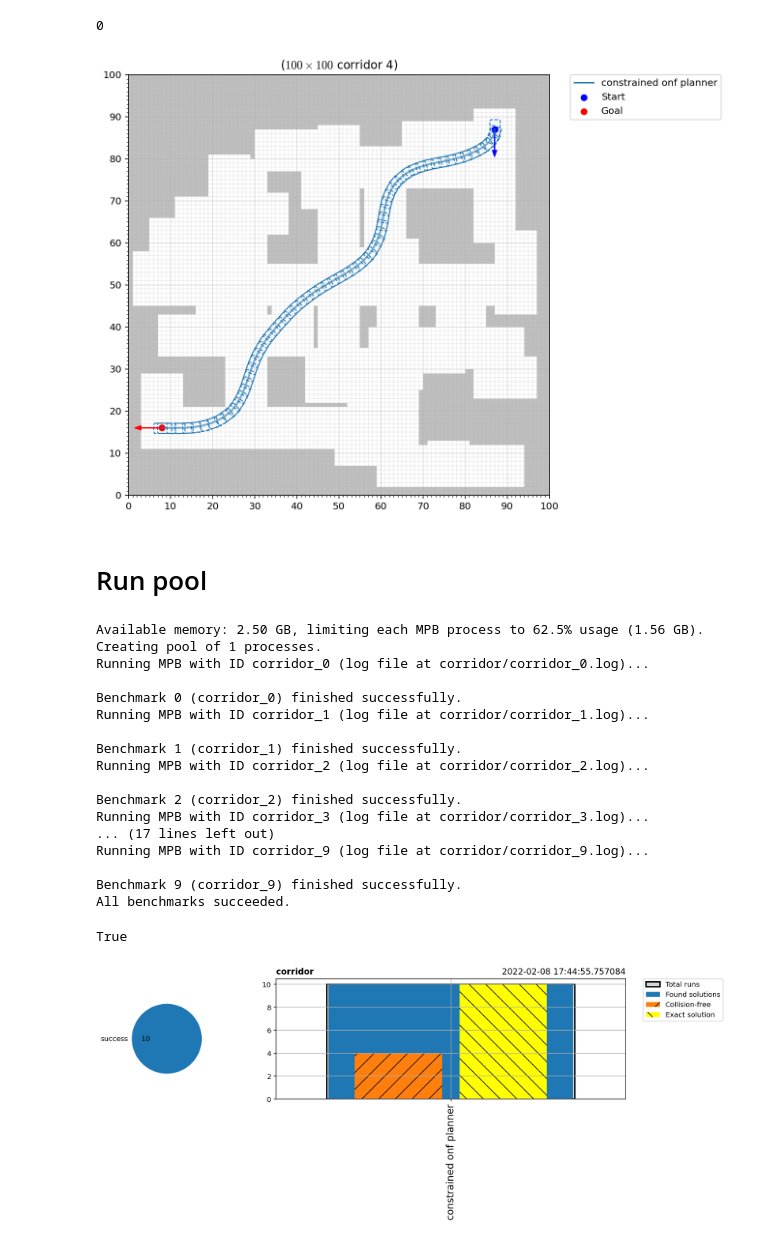
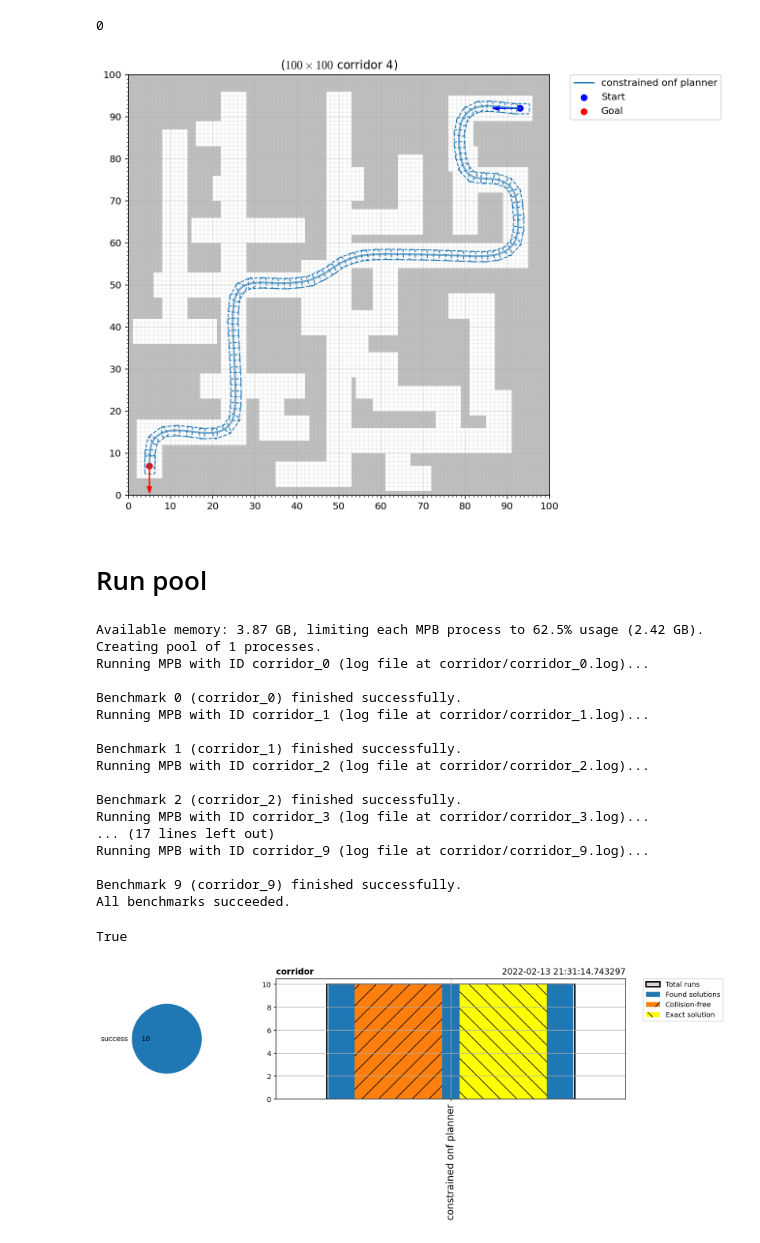
Before and after one commit to MisterMap/pytorch-motion-planner, a Jupyter notebook: notebooks/benchmark/corridor_experiment.ipynb, the cells around one changed output. Cells and saved outputs as stored; diff of their text form; code cells hidden in the pictures.

```diff
--- a/notebooks/benchmark/corridor_experiment.ipynb
+++ b/notebooks/benchmark/corridor_experiment.ipynb
@@ -34,7 +34,7 @@ from plot_stats import plot_planner_stats
 # Run one experiment
 # %%
 m = MPB()
-m.set_corridor_grid_env(100, 100, branches=100, radius=5, seed=3)
+m.set_corridor_grid_env(100, 100, branches=100, radius=3, seed=3)
 m["max_planning_time"] = 60
 m["benchmark.planning"]['constrained_onf_planner'] = True
 m.set_planners(['constrained_onf_planner'])
@@ -51,42 +51,42 @@ m.visualize_trajectories(draw_start_goal_thetas=True,
                          save_file="plots/corridor_experiment.pdf",
                          num_colors=10)
 # %% [output]
-[figure, old version]
+[figure, new version]
 # %% [markdown]
 # Run pool
 # %%
 env = os.environ
 env["MPLBACKEND"] = "TkAgg"
 pool = MultipleMPB()
 for i in range(10):
     m = MPB()
-    m.set_corridor_grid_env(100, 100, branches=100, radius=5, seed=i + 2)
+    m.set_corridor_grid_env(100, 100, branches=100, radius=3, seed=i + 2)
     m["max_planning_time"] = 60
     m["benchmark.planning"]['constrained_onf_planner'] = True
     m.set_planners(['constrained_onf_planner'])
     pool.benchmarks.append(m)
 
 pool.run_parallel(id="corridor", runs=1, processes=1)
 # %% [output]
-Available memory: 2.50 GB, limiting each MPB process to 62.5% usage (1.56 GB).
+Available memory: 3.87 GB, limiting each MPB process to 62.5% usage (2.42 GB).
 Creating pool of 1 processes.
 Running MPB with ID corridor_0 (log file at corridor/corridor_0.log)...
 
 Benchmark 0 (corridor_0) finished successfully.
 Running MPB with ID corridor_1 (log file at corridor/corridor_1.log)...
 
 Benchmark 1 (corridor_1) finished successfully.
 Running MPB with ID corridor_2 (log file at corridor/corridor_2.log)...
 
 Benchmark 2 (corridor_2) finished successfully.
 Running MPB with ID corridor_3 (log file at corridor/corridor_3.log)...
 ... (17 lines left out)
 Running MPB with ID corridor_9 (log file at corridor/corridor_9.log)...
 
 Benchmark 9 (corridor_9) finished successfully.
 All benchmarks succeeded.
 True
-[figure, old version]
+[figure, new version]
 # %%
 pool.visualize_trajectories(draw_start_goal_thetas=True,
                          plot_every_nth_polygon=8,
```
Also changed, not shown: parts of 2 cells of this notebook, 12 other files.
